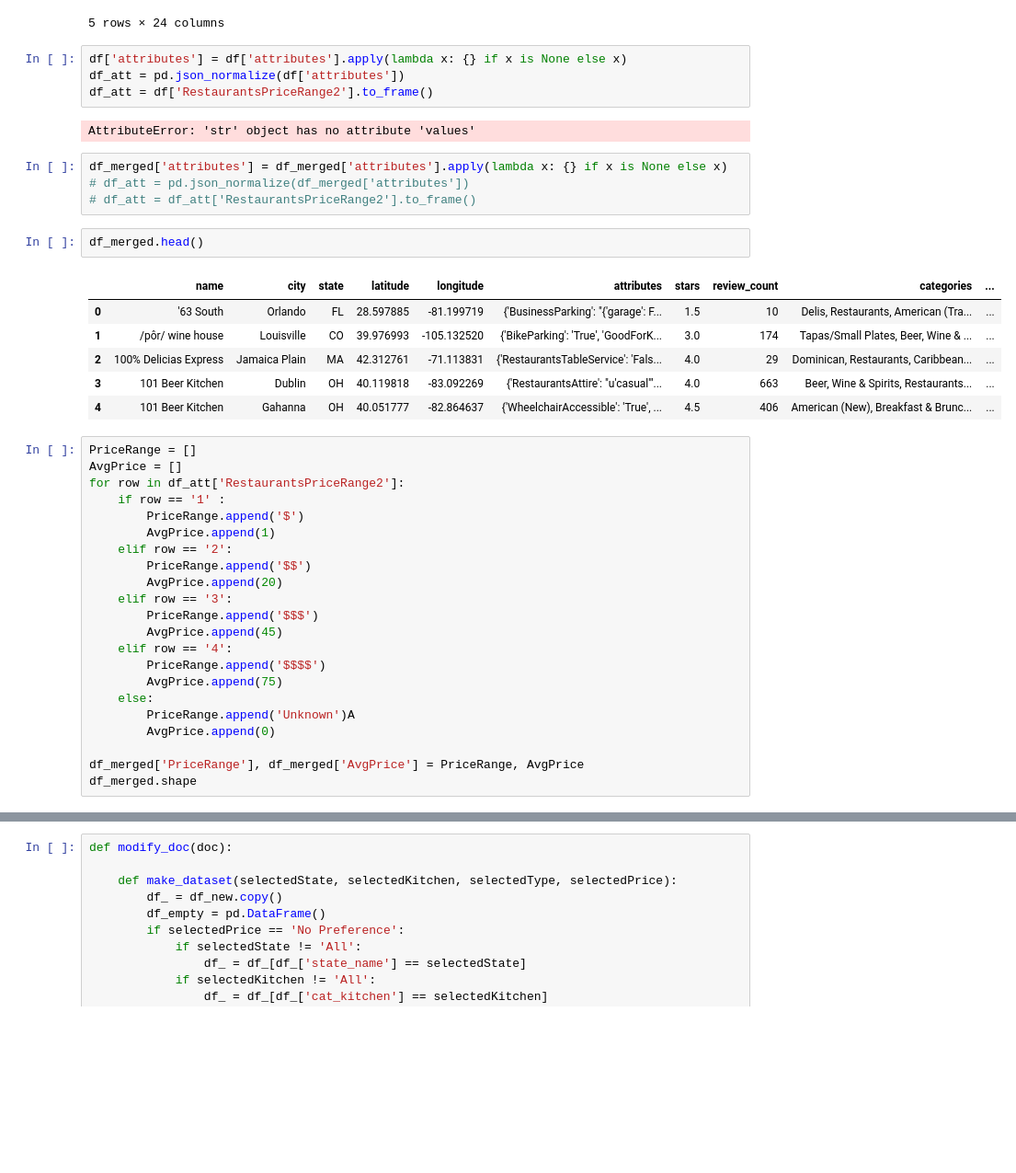
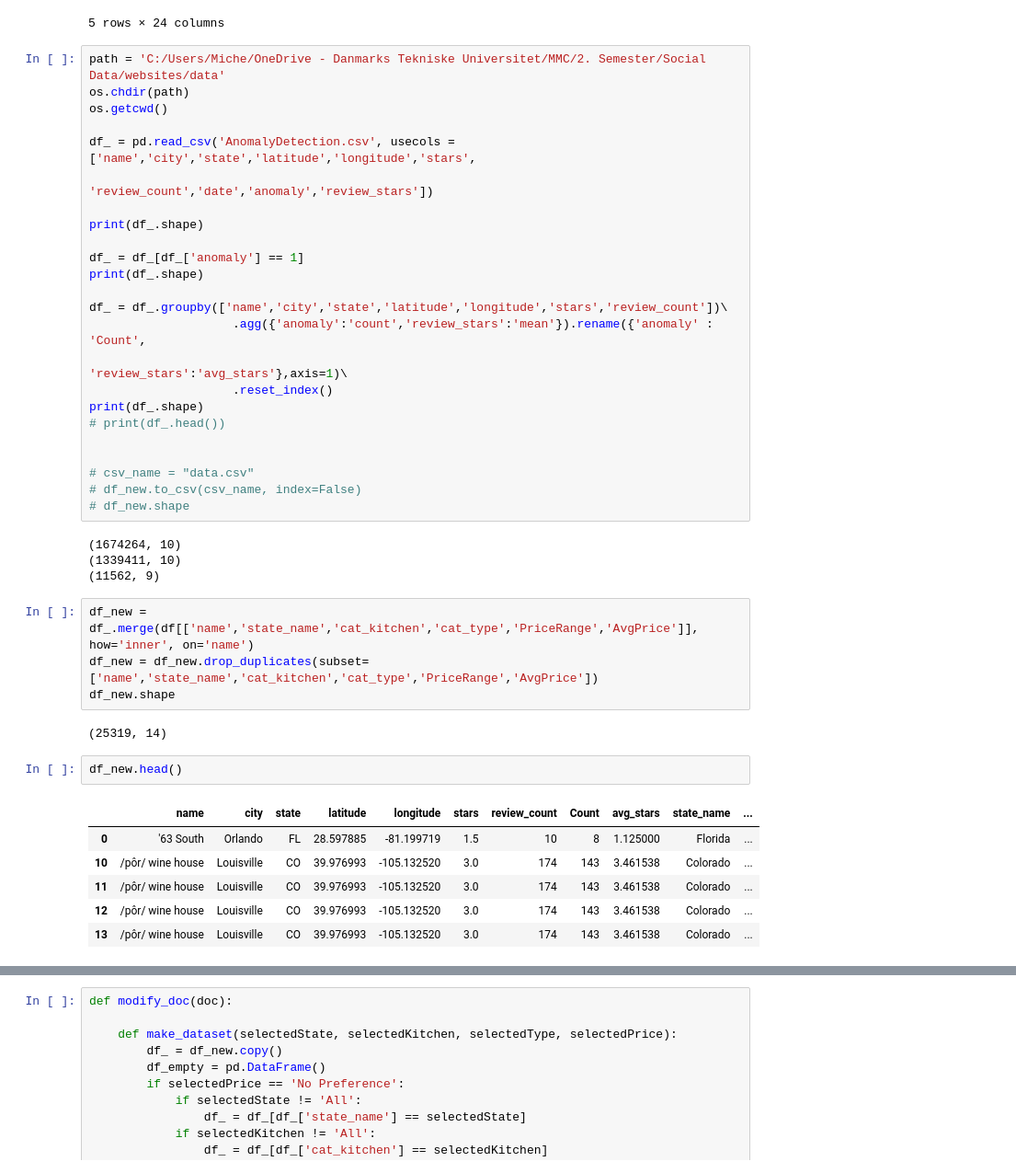
Before and after one commit to MichelleHovendal/Restaurant-Guide, a Jupyter notebook: code/Social Data - Exploratory Data Analysis - Michelle.ipynb, the cells around one changed output, grey strips where cells are left out. Shown at 92% size. Drawn from its saved outputs; the diff is of its cells as text; blank space fills up the shorter version.

```diff
--- a/code/Social Data - Exploratory Data Analysis - Michelle.ipynb
+++ b/code/Social Data - Exploratory Data Analysis - Michelle.ipynb
@@ -822,44 +748,46 @@ df.head()
 | 3 | jREzLrIEkc4jQKLfYMJ0gg | South Congress Cafe | Austin | TX | 78704 | 30.247926 | -97.750642 | 4.0 | 2522 | ... |
 | 4 | 7CXy5h3u_aWsK9qov6B4rg | Xian Sushi and Noodle | Austin | TX | 78723 | 30.302929 | -97.698961 | 4.0 | 566 | ... |
 5 rows × 24 columns
-# %%
-df['attributes'] = df['attributes'].apply(lambda x: {} if x is None else x)
-df_att = pd.json_normalize(df['attributes'])
-df_att = df['RestaurantsPriceRange2'].to_frame()
-# %% [output]
-AttributeError: 'str' object has no attribute 'values'
-# %%
-df_merged['attributes'] = df_merged['attributes'].apply(lambda x: {} if x is None else x)
-# df_att = pd.json_normalize(df_merged['attributes'])
-# df_att = df_att['RestaurantsPriceRange2'].to_frame()
+# %%
+path = 'C:/Users/Miche/OneDrive - Danmarks Tekniske Universitet/MMC/2. Semester/Social Data/websites/data'
+os.chdir(path)
+os.getcwd()
+
+df_ = pd.read_csv('AnomalyDetection.csv', usecols = ['name','city','state','latitude','longitude','stars',
+                                                     'review_count','date','anomaly','review_stars'])
+
+print(df_.shape)
+
+df_ = df_[df_['anomaly'] == 1]
+print(df_.shape)
+
+df_ = df_.groupby(['name','city','state','latitude','longitude','stars','review_count'])\
+                    .agg({'anomaly':'count','review_stars':'mean'}).rename({'anomaly' : 'Count',
+                                                                            'review_stars':'avg_stars'},axis=1)\
+                    .reset_index()
+print(df_.shape)
+# print(df_.head())
+
+
+# csv_name = "data.csv"
+# df_new.to_csv(csv_name, index=False)
+# df_new.shape
+# %% [output]
+(1674264, 10)
+(1339411, 10)
+(11562, 9)
+# %%
+df_new = df_.merge(df[['name','state_name','cat_kitchen','cat_type','PriceRange','AvgPrice']], how='inner', on='name')
+df_new = df_new.drop_duplicates(subset=['name','state_name','cat_kitchen','cat_type','PriceRange','AvgPrice'])
+df_new.shape
+# %% [output]
+(25319, 14)
 # %%
-df_merged.head()
+df_new.head()
 # %% [output]
-|  | name | city | state | latitude | longitude | attributes | stars | review_count | categories | ... |
-| 0 | '63 South | Orlando | FL | 28.597885 | -81.199719 | {'BusinessParking': "{'garage': F... | 1.5 | 10 | Delis, Restaurants, American (Tra... | ... |
-| 1 | /pôr/ wine house | Louisville | CO | 39.976993 | -105.132520 | {'BikeParking': 'True', 'GoodForK... | 3.0 | 174 | Tapas/Small Plates, Beer, Wine & ... | ... |
-| 2 | 100% Delicias Express | Jamaica Plain | MA | 42.312761 | -71.113831 | {'RestaurantsTableService': 'Fals... | 4.0 | 29 | Dominican, Restaurants, Caribbean... | ... |
-| 3 | 101 Beer Kitchen | Dublin | OH | 40.119818 | -83.092269 | {'RestaurantsAttire': "u'casual'"... | 4.0 | 663 | Beer, Wine & Spirits, Restaurants... | ... |
-| 4 | 101 Beer Kitchen | Gahanna | OH | 40.051777 | -82.864637 | {'WheelchairAccessible': 'True', ... | 4.5 | 406 | American (New), Breakfast & Brunc... | ... |
+|  | name | city | state | latitude | longitude | stars | review_count | Count | avg_stars | state_name | ... |
+| 0 | '63 South | Orlando | FL | 28.597885 | -81.199719 | 1.5 | 10 | 8 | 1.125000 | Florida | ... |
+| 10 | /pôr/ wine house | Louisville | CO | 39.976993 | -105.132520 | 3.0 | 174 | 143 | 3.461538 | Colorado | ... |
+| 11 | /pôr/ wine house | Louisville | CO | 39.976993 | -105.132520 | 3.0 | 174 | 143 | 3.461538 | Colorado | ... |
+| 12 | /pôr/ wine house | Louisville | CO | 39.976993 | -105.132520 | 3.0 | 174 | 143 | 3.461538 | Colorado | ... |
+| 13 | /pôr/ wine house | Louisville | CO | 39.976993 | -105.132520 | 3.0 | 174 | 143 | 3.461538 | Colorado | ... |
-# %%
-PriceRange = []
-AvgPrice = []
-for row in df_att['RestaurantsPriceRange2']:
-    if row == '1' :
-        PriceRange.append('$')
-        AvgPrice.append(1)
-    elif row == '2':
-        PriceRange.append('$$')
-        AvgPrice.append(20)
-    elif row == '3':
-        PriceRange.append('$$$')
-        AvgPrice.append(45)
-    elif row == '4':
-        PriceRange.append('$$$$')
-        AvgPrice.append(75)
-    else:
-        PriceRange.append('Unknown')A
-        AvgPrice.append(0)
-
-df_merged['PriceRange'], df_merged['AvgPrice'] = PriceRange, AvgPrice
-df_merged.shape
```
Also changed, not shown: parts of 13 cells of this notebook, 1 other file.
